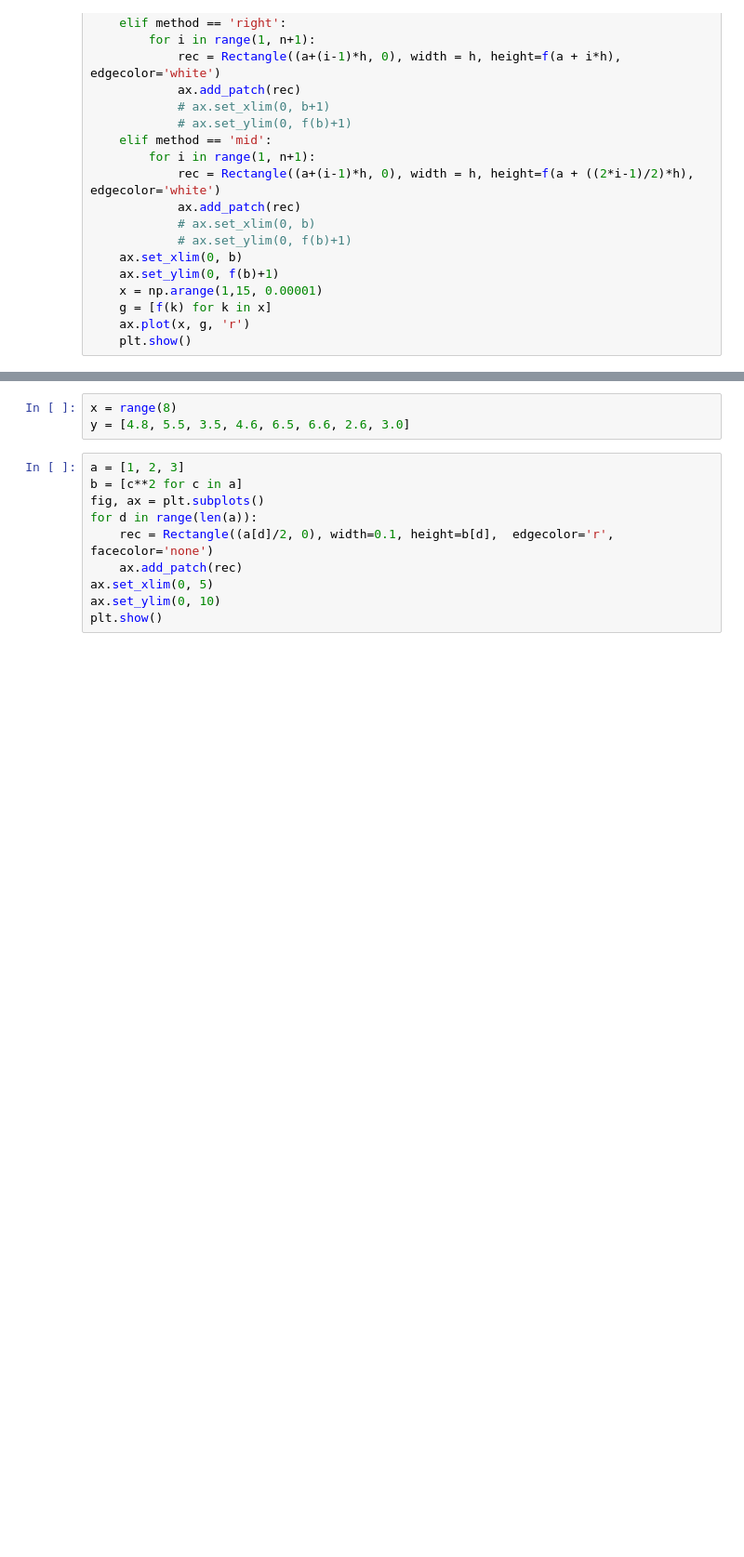
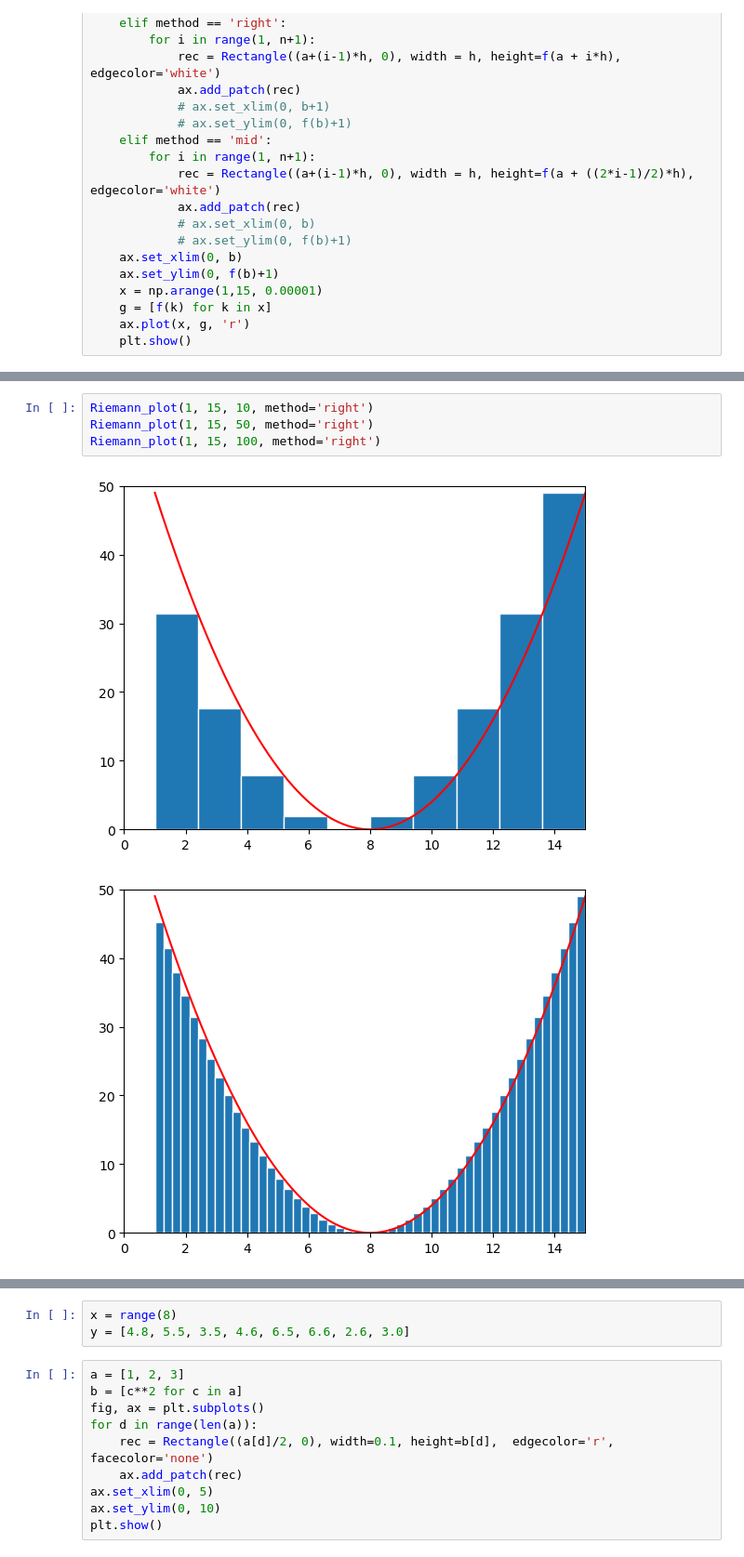
Before and after one commit to sampad95/python_and_jupyter-notebook_scripting, a Jupyter notebook: defining_function/Riemann_integral.ipynb, the cells around one changed output, grey strips where cells are left out. Shown at 93% size. Saved outputs shown, nothing was run; the diff lists cells and outputs as text; blank space fills up the shorter version.

```diff
--- a/defining_function/Riemann_integral.ipynb
+++ b/defining_function/Riemann_integral.ipynb
@@ -107,0 +133,7 @@ Riemann_plot(1, 15, 50, method='left')
+# %%
+Riemann_plot(1, 15, 10, method='right')
+Riemann_plot(1, 15, 50, method='right')
+Riemann_plot(1, 15, 100, method='right')
+# %% [output]
+[figure, added]
+[figure, added]
```
Also changed, not shown: parts of 14 cells of this notebook.
